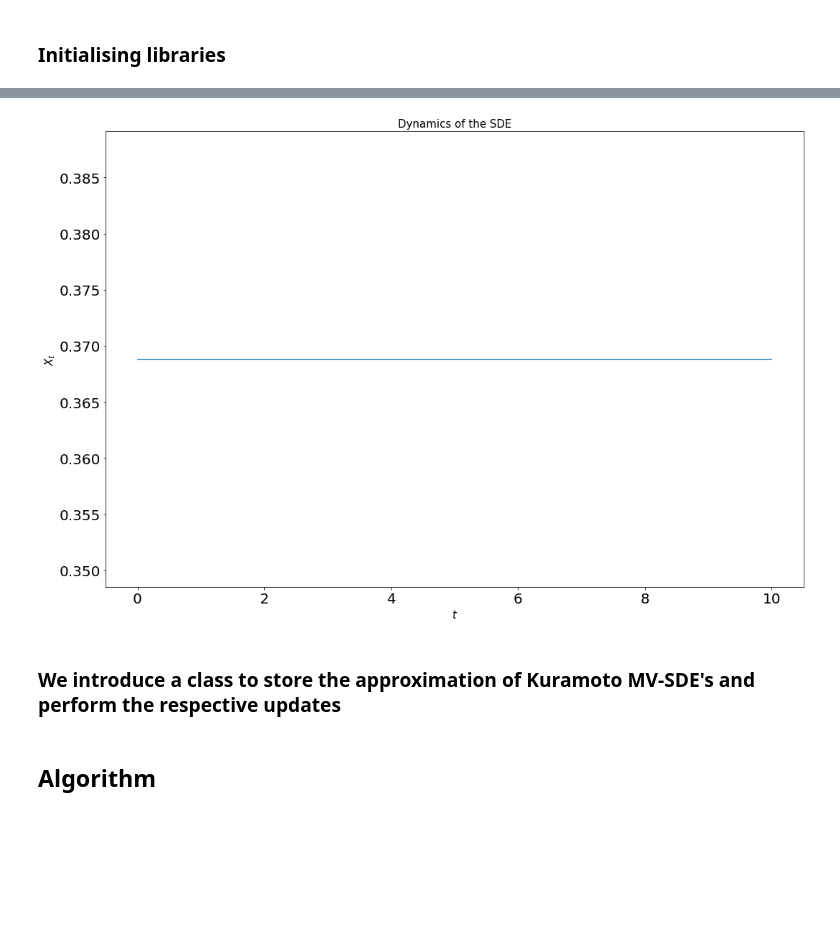
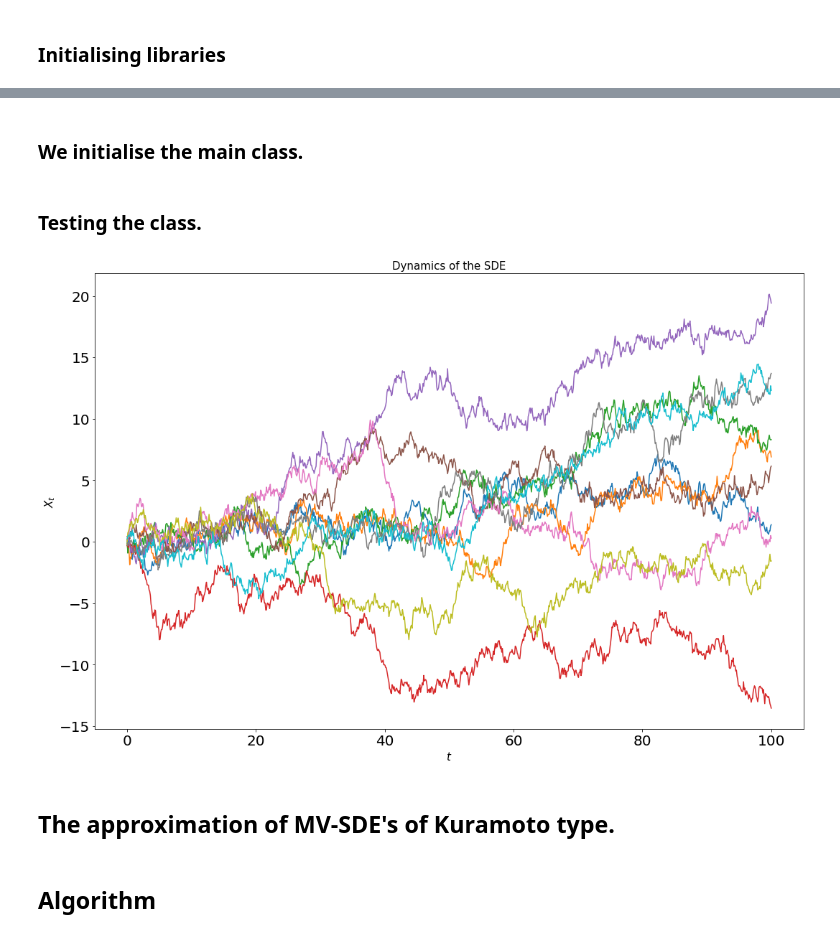
Before and after one commit to vplatonov289/Fourier_SDE_SGD, a Jupyter notebook: main.ipynb, the cells around one changed output, grey strips where cells are left out. Drawn from its saved outputs; the diff is of its cells as text; code cells hidden in the pictures; blank space fills up the shorter version.

Commit message:
Cleaned the main things, debugged the dimensions.
Require further work on implementation.

```diff
--- a/main.ipynb
+++ b/main.ipynb
@@ -15,3 +17,5 @@ def simulate_dW(N,T):
+# %% [markdown]
+### We initialise the main class.
 # %%
 class SDE_Kuramoto_MV ():
 
@@ -32,7 +36,6 @@ class SDE_Kuramoto_MV ():
     def get_path(self):
         x = np.zeros((self.n_part,self.n_discr))
 
-
         sum_sin = 0
         sum_cos = 0
 
@@ -45,10 +48,9 @@ class SDE_Kuramoto_MV ():
 
         for i in range(1,self.n_discr):
             for j in range(self.n_part):
+
                 x[j][i] = x[j][i - 1] + (np.cos(x[j][i - 1]) * aver_sin
-                                      - np.sin(x[j][i - 1]) * aver_cos) * self.dt
-                + self.sigma * self.dW_t[j][i - 1]
-
+                                      - np.sin(x[j][i - 1]) * aver_cos) * self.dt + self.sigma * self.dW_t[j][i - 1]
                 sum_sin += np.sin(x[j][i])
                 sum_cos += np.cos(x[j][i])
             aver_sin = sum_sin / self.n_part
@@ -74,32 +76,33 @@ class SDE_Kuramoto_MV ():
         plt.show()
 
         #ksi = self.get_path_for_gradient_SDE()
-# %%
-# Discretisation step to render the SDE and Gamma
-
-# Initialise the number of Euler discretisation steps and time horizon
-n_discr = 1000
-T = 10
-dt = T / n_discr
-
-# Initialise the number of particles
-n_part = 1
-
-# Initialise the starting value and diffusion constant
-x_0 = 1
-sigma = 1
-
-# Get the Wiener increments
-dW_t = simulate_dW((n_part,n_discr),T)
-
-
-# Initialise the class and render the dynamics
-X = SDE_Kuramoto_MV(x_0, sigma, dW_t, T, n_discr, n_part)
-X.plot_path()
-# %% [output]
-[figure, removed]
+# %% [markdown]
+### Testing the class.
+# %%
+# Discretisation step to render the SDE and Gamma
+
+# Initialise the number of Euler discretisation steps and time horizon
+n_discr = 1000
+T = 100
+dt = T / n_discr
+
+# Initialise the number of particles
+n_part = 10
+
+# Initialise the starting value and diffusion constant
+x_0 = 1
+sigma = 1
+
+# Get the Wiener increments
+dW_t = simulate_dW((n_part,n_discr),T)
+
+# Initialise the class and render the dynamics
+X = SDE_Kuramoto_MV(x_0, sigma, dW_t, T, n_discr, n_part)
+X.plot_path()
+# %% [output]
+[figure, added]
 # %% [markdown]
-### We introduce a class to store the approximation of Kuramoto MV-SDE's and perform the respective updates
+## The approximation of MV-SDE's of Kuramoto type.
 # %%
 class SDE_Kuramoto_appr ():
 
```
Also changed, not shown: parts of 6 cells of this notebook, 4 other files.
